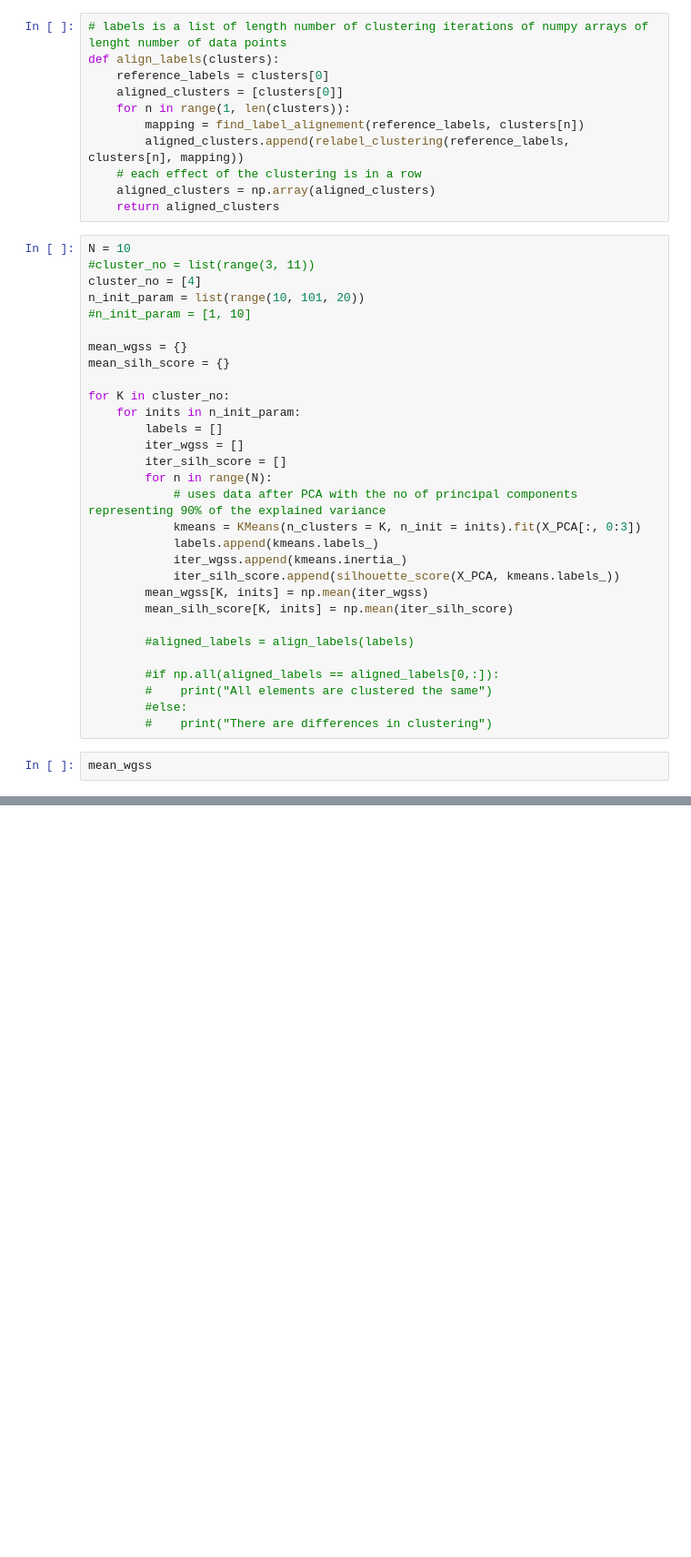
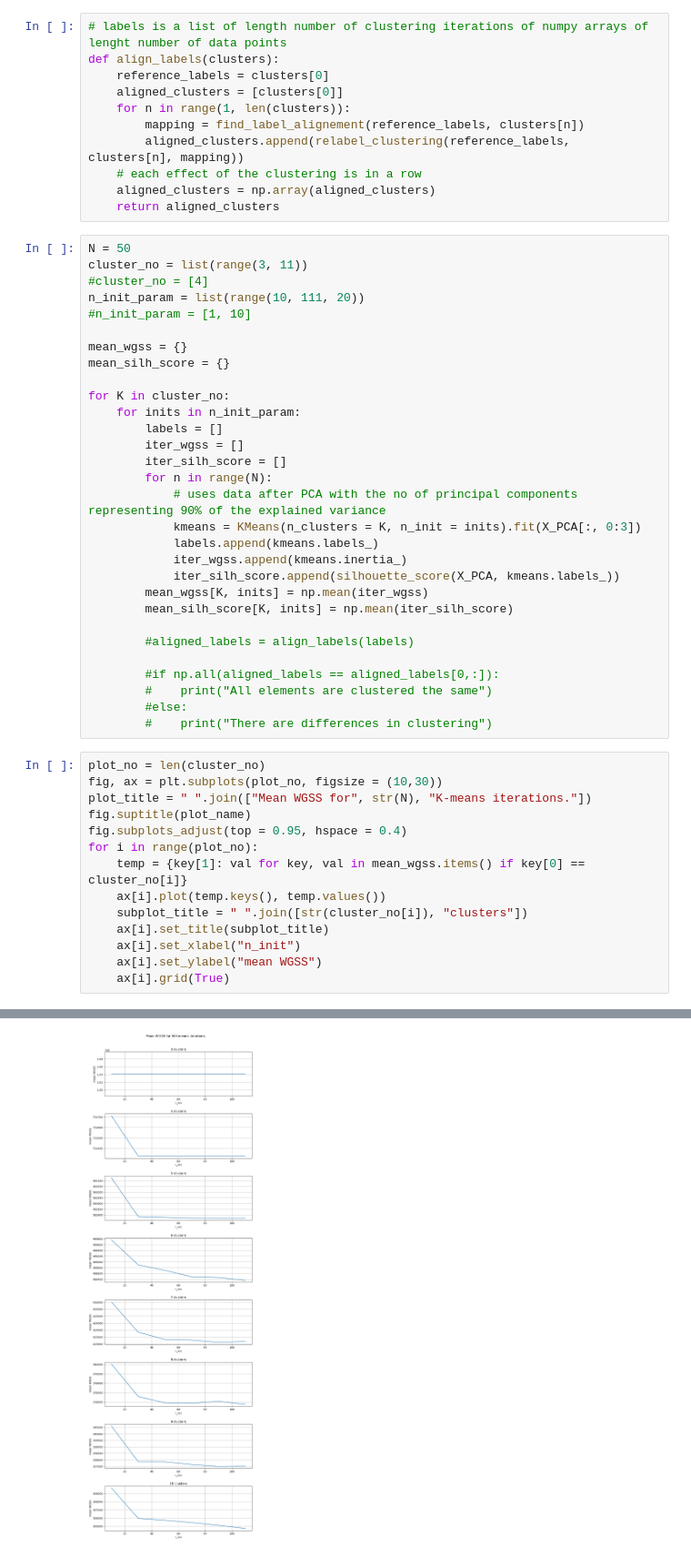
Before and after one commit to reebme/financial-attitudes-clustering, a Jupyter notebook: Notebooks/03_Clustering.ipynb, the cells around one changed output, grey strips where cells are left out. Shown at 91% size. Drawn from its saved outputs; the diff is of its cells as text; blank space fills up the shorter version.

```diff
--- a/Notebooks/03_Clustering.ipynb
+++ b/Notebooks/03_Clustering.ipynb
@@ -113,10 +113,10 @@ def align_labels(clusters):
     aligned_clusters = np.array(aligned_clusters)
     return aligned_clusters
 # %%
-N = 10
-#cluster_no = list(range(3, 11))
-cluster_no = [4]
-n_init_param = list(range(10, 101, 20))
+N = 50
+cluster_no = list(range(3, 11))
+#cluster_no = [4]
+n_init_param = list(range(10, 111, 20))
 #n_init_param = [1, 10]
 
 mean_wgss = {}
@@ -143,5 +143,17 @@ for K in cluster_no:
         #else:
         #    print("There are differences in clustering")
 # %%
-mean_wgss
+plot_no = len(cluster_no)
+fig, ax = plt.subplots(plot_no, figsize = (10,30))
+plot_title = " ".join(["Mean WGSS for", str(N), "K-means iterations."])
+fig.suptitle(plot_name)
+fig.subplots_adjust(top = 0.95, hspace = 0.4)
+for i in range(plot_no):
+    temp = {key[1]: val for key, val in mean_wgss.items() if key[0] == cluster_no[i]}
+    ax[i].plot(temp.keys(), temp.values())
+    subplot_title = " ".join([str(cluster_no[i]), "clusters"])
+    ax[i].set_title(subplot_title)
+    ax[i].set_xlabel("n_init")
+    ax[i].set_ylabel("mean WGSS")
+    ax[i].grid(True)
 # %% [output]
@@ -152,0 +160 @@ mean_wgss
+[figure, added]
```
Also changed, not shown: parts of 7 cells of this notebook.
